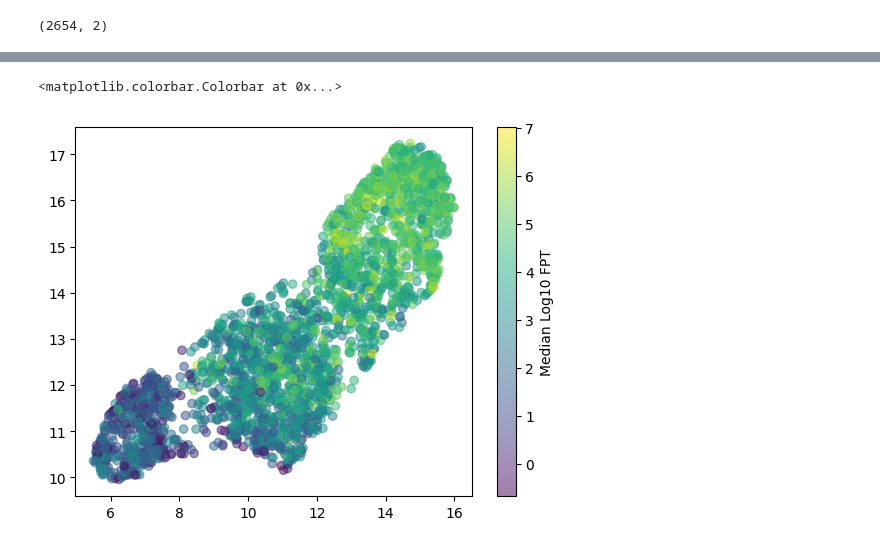
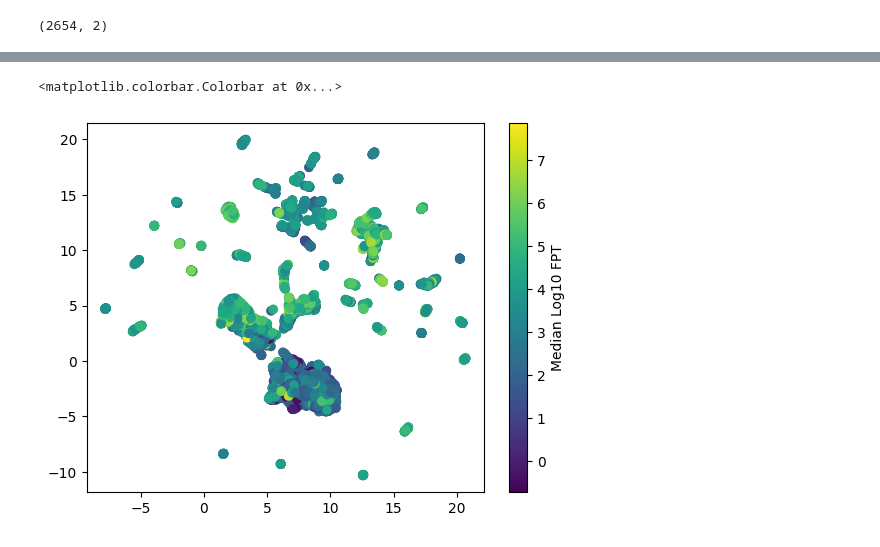
Before and after one commit to julius-2027/cs229_rna_folding, a Jupyter notebook: modular_setup_improved/analyze_embeddings.ipynb, the cells around one changed output, grey strips where cells are left out. Cells and saved outputs as stored; diff of their text form; code cells hidden in the pictures.

```diff
--- a/modular_setup_improved/analyze_embeddings.ipynb
+++ b/modular_setup_improved/analyze_embeddings.ipynb
@@ -9,3 +10,3 @@ from pathlib import Path
 # %%
-embeddings = torch.load('fm-rna_embeddings.pt')
+embeddings = torch.load('all_fm-rna_embeddings_filtered.pt')
 # %%
@@ -45,0 +35,2 @@ arr_medlogfpt.shape
+# %%
+df = pd.read_parquet('synthetic+real_dataset_filtered_numpeaks.parquet')
@@ -45,0 +40,2 @@ arr_medlogfpt.shape
+# %%
+arr_fpts = np.array([arr_fpt.tolist() for arr_fpt in df['fpts']])
@@ -45,0 +46,7 @@ arr_medlogfpt.shape
+# %%
+arr_medlog10fpt = []
+
+for i in range(arr_fpts.shape[0]):
+    arr_medlog10fpt.append(np.median(np.log10(arr_fpts[i,:][arr_fpts[i,:] != 0])))
+
+arr_medlog10fpt = np.array(arr_medlog10fpt)
@@ -54,8 +77,8 @@ plt.colorbar(label='Sequence Length')
 # %%
-plt.scatter(reduced_embeddings[:,0], reduced_embeddings[:,1], alpha=0.5,
-            c=arr_medlogfpt, cmap='viridis')
+plt.scatter(reduced_embeddings[:,0], reduced_embeddings[:,1], alpha=1,
+            c=arr_medlog10fpt, cmap='viridis')
 
 plt.colorbar(label='Median Log10 FPT')
 # %% [output]
 <matplotlib.colorbar.Colorbar at 0x...>
-[figure, old version]
+[figure, new version]
```
Also changed, not shown: parts of 34 cells of this notebook, 25 other files.
